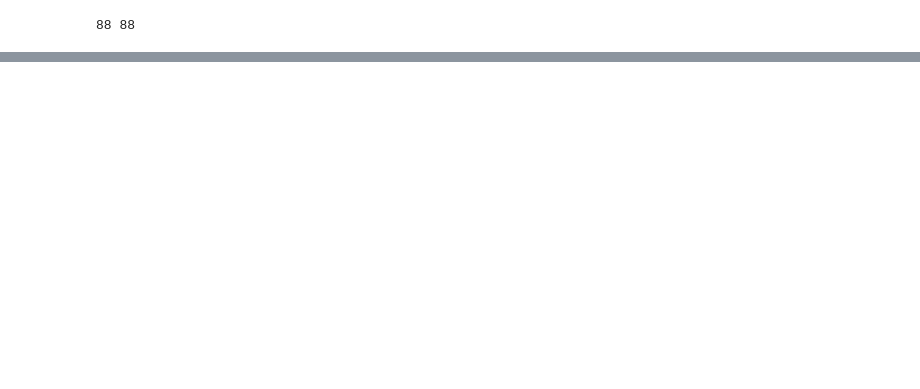
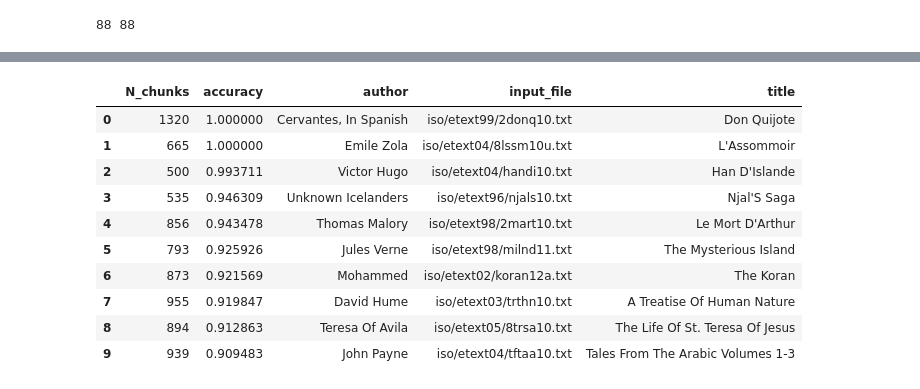
Before and after one commit to joehahn/tf-text-classification-demo, a Jupyter notebook: dl.ipynb, the cells around one changed output, grey strips where cells are left out. Drawn from its saved outputs; the diff is of its cells as text; code cells hidden in the pictures; blank space fills up the shorter version.

```diff
--- a/dl.ipynb
+++ b/dl.ipynb
@@ -306,0 +315,26 @@ plt.savefig('figs/loss.png')
+# %%
+accuracy_list = []
+for input_file in test['input_file'].unique():
+    idx = test['input_file'] == input_file
+    df = test[idx]
+    idx = df['author_id'] == df['author_id_pred']
+    accuracy = idx.sum()*1.0/idx.count()
+    author = df['author'].values[0]
+    title = df['title'].values[0]
+    N_chunks = (train['input_file'] == input_file).sum()
+    d = {'author':author, 'title':title, 'input_file':input_file, 'N_chunks':N_chunks, 'accuracy':accuracy}
+    accuracy_list += [d]
+accuracy = pd.DataFrame(accuracy_list).sort_values('accuracy', ascending=False).reset_index(drop=True)
+accuracy.head(10)
+# %% [output]
+|  | N_chunks | accuracy | author | input_file | title |
+| 0 | 1320 | 1.000000 | Cervantes, In Spanish | iso/etext99/2donq10.txt | Don Quijote |
+| 1 | 665 | 1.000000 | Emile Zola | iso/etext04/8lssm10u.txt | L'Assommoir |
+| 2 | 500 | 0.993711 | Victor Hugo | iso/etext04/handi10.txt | Han D'Islande |
+| 3 | 535 | 0.946309 | Unknown Icelanders | iso/etext96/njals10.txt | Njal'S Saga |
+| 4 | 856 | 0.943478 | Thomas Malory | iso/etext98/2mart10.txt | Le Mort D'Arthur |
+| 5 | 793 | 0.925926 | Jules Verne | iso/etext98/milnd11.txt | The Mysterious Island |
+| 6 | 873 | 0.921569 | Mohammed | iso/etext02/koran12a.txt | The Koran |
+| 7 | 955 | 0.919847 | David Hume | iso/etext03/trthn10.txt | A Treatise Of Human Nature |
+| 8 | 894 | 0.912863 | Teresa Of Avila | iso/etext05/8trsa10.txt | The Life Of St. Teresa Of Jesus |
+| 9 | 939 | 0.909483 | John Payne | iso/etext04/tftaa10.txt | Tales From The Arabic Volumes 1-3 |
```
Also changed, not shown: parts of 17 cells of this notebook, 2 other files.
